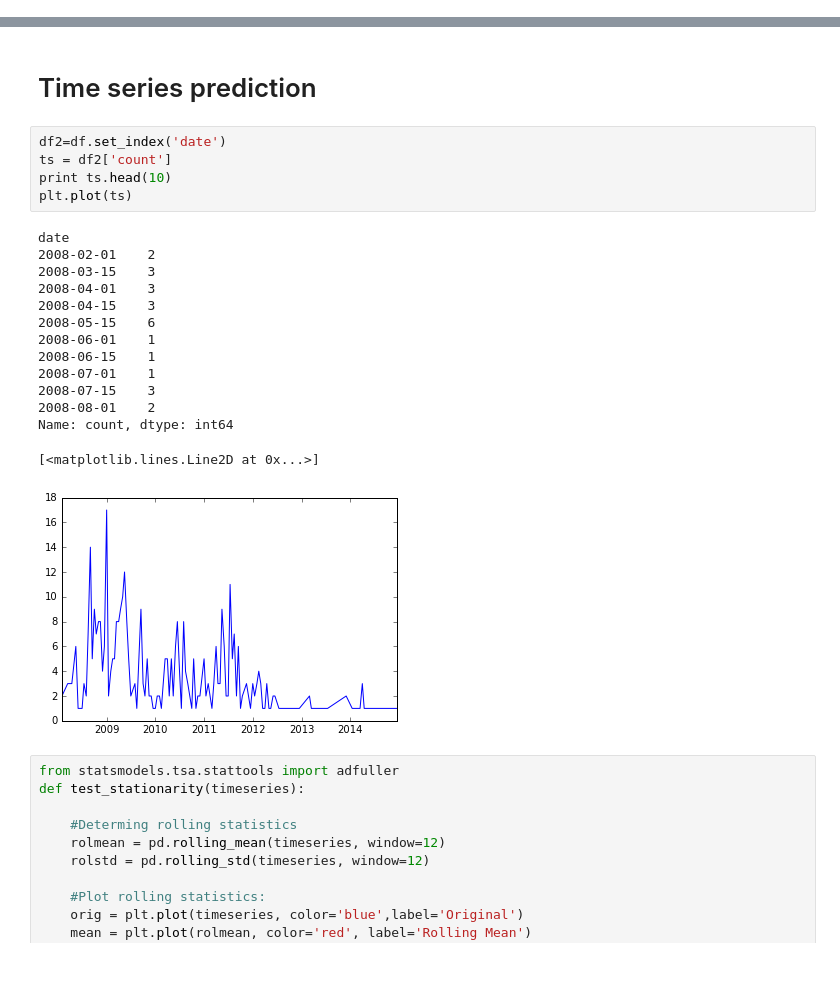
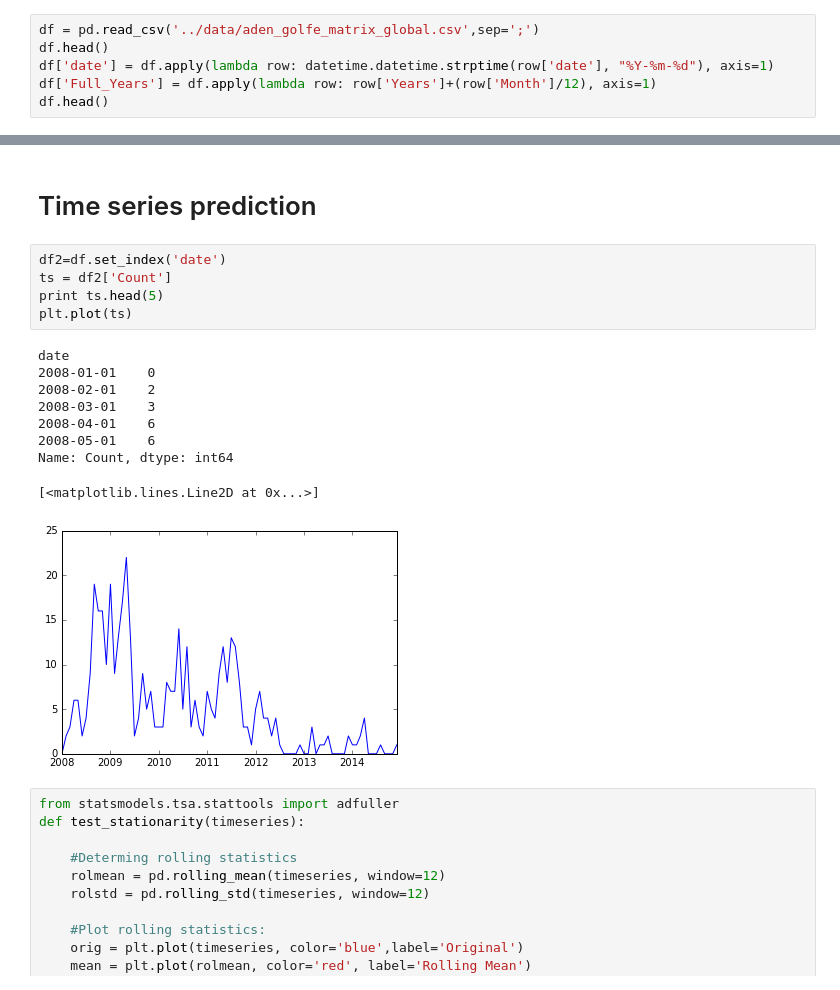
Before and after one commit to ifrebault/PiracyAttackPrediction, a Jupyter notebook: Machine_learning/ML.prediction.global.ipynb, the cells around one changed output, grey strips where cells are left out. Cells and saved outputs as stored; diff of their text form.

Commit message:
predictionGlobale

```diff
--- a/Machine_learning/ML.prediction.global.ipynb
+++ b/Machine_learning/ML.prediction.global.ipynb
@@ -63,0 +19,6 @@ print df.head()
+# %%
+df = pd.read_csv('../data/aden_golfe_matrix_global.csv',sep=';')
+df.head()
+df['date'] = df.apply(lambda row: datetime.datetime.strptime(row['date'], "%Y-%m-%d"), axis=1)
+df['Full_Years'] = df.apply(lambda row: row['Years']+(row['Month']/12), axis=1)
+df.head()
@@ -65,24 +33,19 @@ print df.head()
 # Time series prediction
 # %%
 df2=df.set_index('date')
-ts = df2['count']
-print ts.head(10)
+ts = df2['Count']
+print ts.head(5)
 plt.plot(ts)
 # %% [output]
 date
+2008-01-01    0
 2008-02-01    2
-2008-03-15    3
-2008-04-01    3
-2008-04-15    3
-2008-05-15    6
-2008-06-01    1
-2008-06-15    1
-2008-07-01    1
-2008-07-15    3
-2008-08-01    2
-Name: count, dtype: int64
+2008-03-01    3
+2008-04-01    6
+2008-05-01    6
+Name: Count, dtype: int64
 [<matplotlib.lines.Line2D at 0x...>]
-[figure, old version]
+[figure, new version]
 # %%
 from statsmodels.tsa.stattools import adfuller
 def test_stationarity(timeseries):
```
Also changed, not shown: parts of 23 cells of this notebook, 3 other files.
